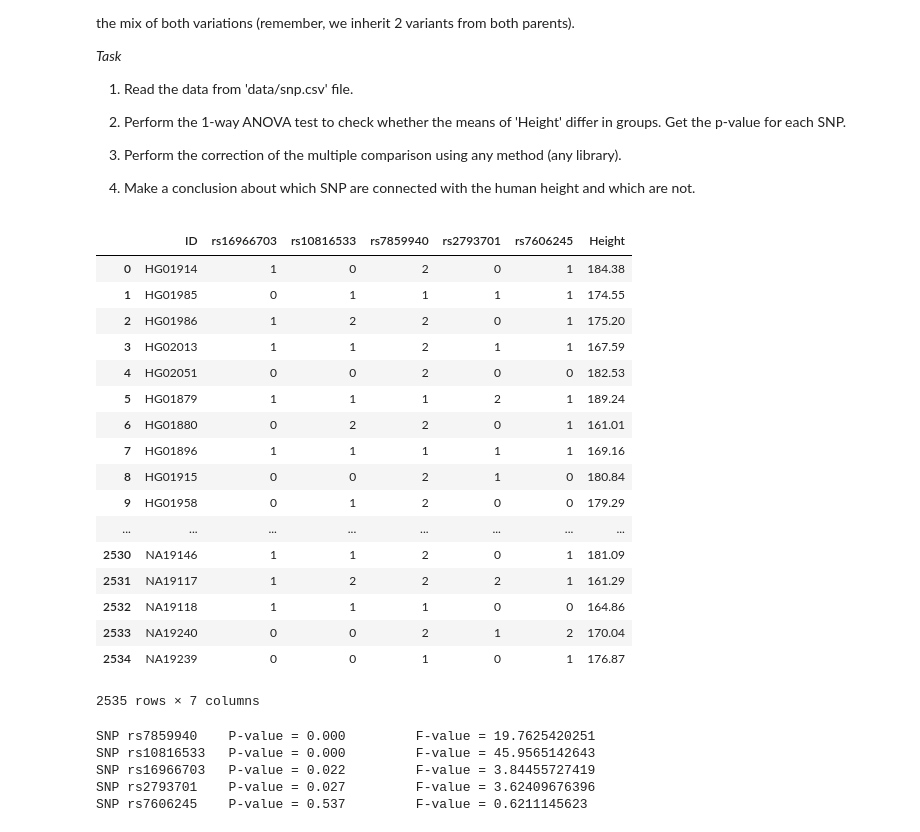
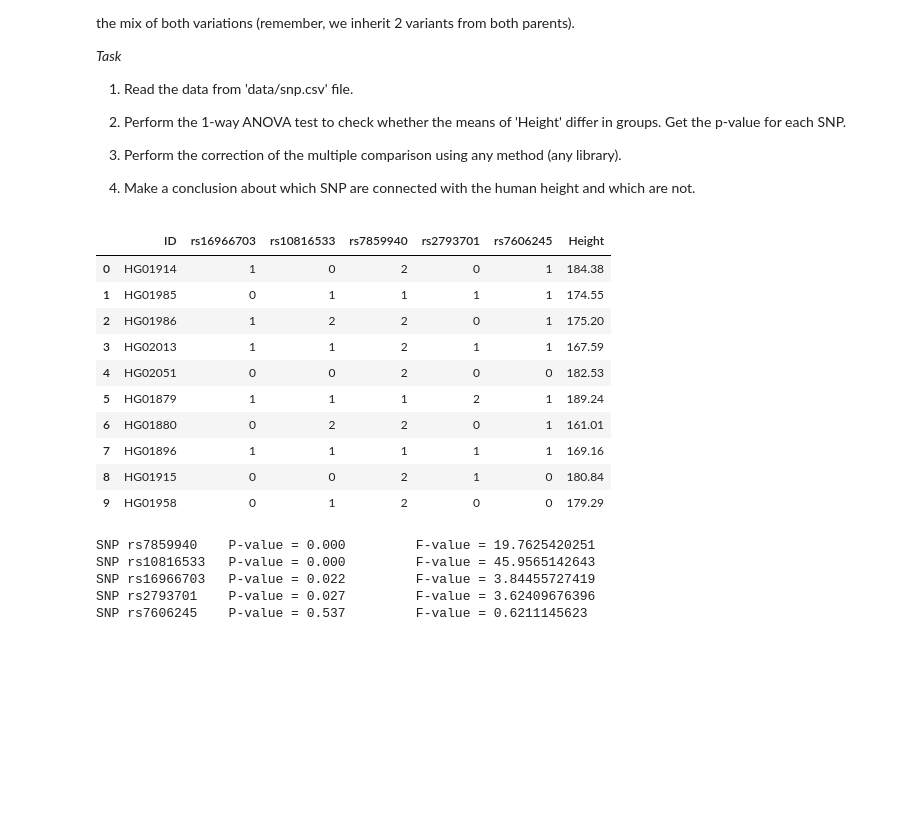
Before and after one commit to nomemm/advstat-labs, a Jupyter notebook: Lab04/Lab04.ipynb, the cells around one changed output. Cells and saved outputs as stored; diff of their text form; code cells hidden in the pictures; blank space fills up the shorter version.

```diff
--- a/Lab04/Lab04.ipynb
+++ b/Lab04/Lab04.ipynb
@@ -182,27 +182,20 @@ features = ['rs7859940', 'rs10816533', 'rs16966703', 'rs2793701', 'rs7606245']
 # %%
 import pandas as pd
 
 df = pd.read_csv('data/snp.csv')
-df
+df.head(10)
 # %% [output]
 |  | ID | rs16966703 | rs10816533 | rs7859940 | rs2793701 | rs7606245 | Height |
 | 0 | HG01914 | 1 | 0 | 2 | 0 | 1 | 184.38 |
 | 1 | HG01985 | 0 | 1 | 1 | 1 | 1 | 174.55 |
 | 2 | HG01986 | 1 | 2 | 2 | 0 | 1 | 175.20 |
 | 3 | HG02013 | 1 | 1 | 2 | 1 | 1 | 167.59 |
 | 4 | HG02051 | 0 | 0 | 2 | 0 | 0 | 182.53 |
 | 5 | HG01879 | 1 | 1 | 1 | 2 | 1 | 189.24 |
 | 6 | HG01880 | 0 | 2 | 2 | 0 | 1 | 161.01 |
 | 7 | HG01896 | 1 | 1 | 1 | 1 | 1 | 169.16 |
 | 8 | HG01915 | 0 | 0 | 2 | 1 | 0 | 180.84 |
 | 9 | HG01958 | 0 | 1 | 2 | 0 | 0 | 179.29 |
-| ... | ... | ... | ... | ... | ... | ... | ... |
-| 2530 | NA19146 | 1 | 1 | 2 | 0 | 1 | 181.09 |
-| 2531 | NA19117 | 1 | 2 | 2 | 2 | 1 | 161.29 |
-| 2532 | NA19118 | 1 | 1 | 1 | 0 | 0 | 164.86 |
-| 2533 | NA19240 | 0 | 0 | 2 | 1 | 2 | 170.04 |
-| 2534 | NA19239 | 0 | 0 | 1 | 0 | 1 | 176.87 |
-2535 rows × 7 columns
 # %%
 from scipy.stats import f_oneway
 K = len(features)
```
